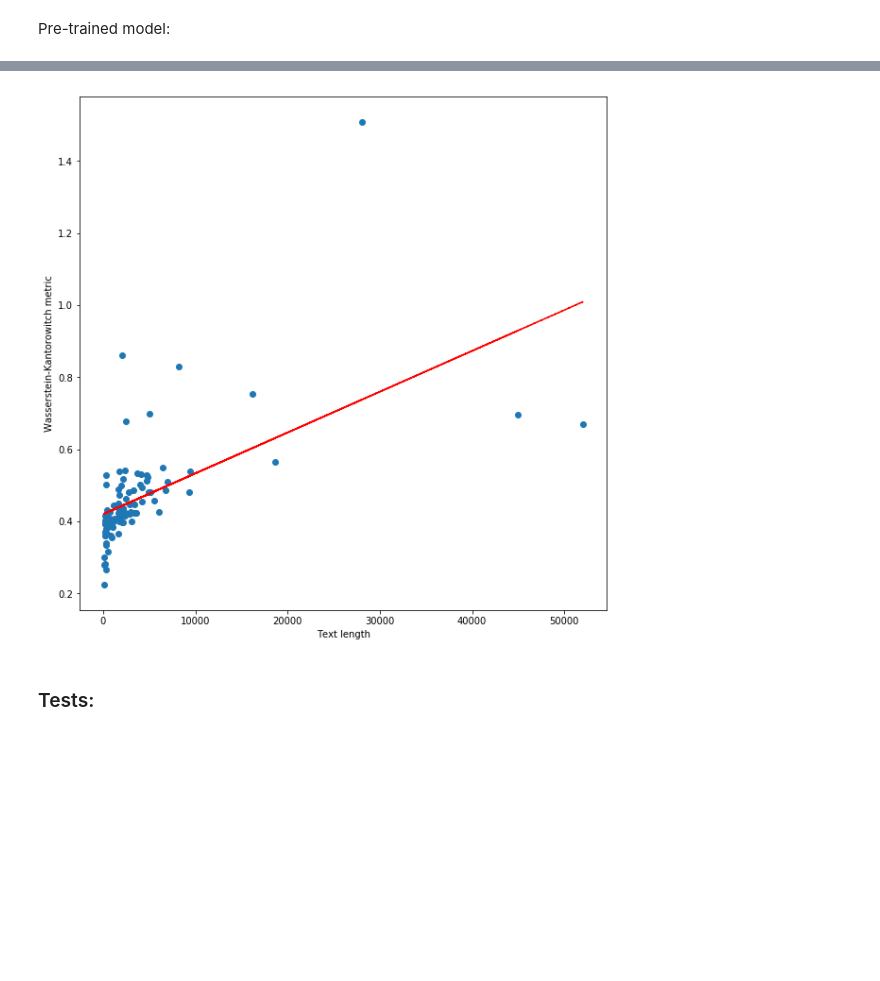
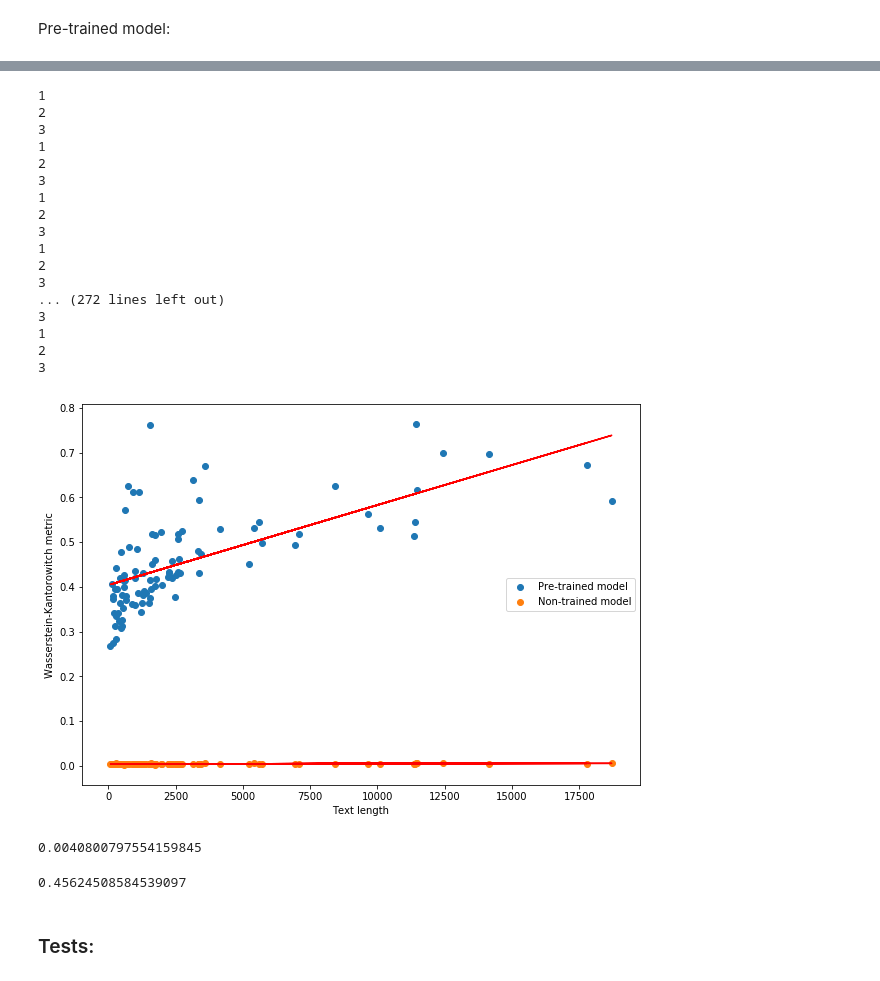
Before and after one commit to alexeykosh/2018-persistent-homology-NLP, a Jupyter notebook: variants_comparison.ipynb, the cells around one changed output, grey strips where cells are left out. Drawn from its saved outputs; the diff is of its cells as text; code cells hidden in the pictures; blank space fills up the shorter version.

```diff
--- a/Untitled1.ipynb
+++ b/variants_comparison.ipynb
@@ -69,0 +51,11 @@ scramble('You can look at leipzig.md for a full example of how to do anything th
+# %%
+from nltk.tokenize import TweetTokenizer, sent_tokenize
+
+tokenizer_words = TweetTokenizer()
+
+def scramble_non(text):
+    text_n = [tokenizer_words.tokenize(t) for t in nltk.sent_tokenize(text.lower())]
+    text_sh = flatten([tokenizer_words.tokenize(t) for t in nltk.sent_tokenize(text.lower())])
+    shuffle(text_sh)
+    text_f = [n for n in random_chunk(text_sh, 2, 10)]
+    return text_f, text_n
@@ -87,22 +96,59 @@ Skipping page Keifer
 # %%
-res = []
+res_pre = []
+res_non = []
 
 for text in texts:
-    a = Persistent(model=model, split_sent=scramble(text)[1])
-    b = Persistent(model=model, split_sent=scramble(text)[0])
-
-    res.append((len(text), dn.wasserstein_distance(a.persistent()[0], b.persistent()[0])))
+    print(1)
+    a = PersistentPreTrained(model=model, split_sent=scramble(text)[1])
+    b = PersistentPreTrained(model=model, split_sent=scramble(text)[0])
+    print(2)
+    a_ = PersistentNonTrained(split_sent=scramble_non(text)[1], min_count=1, workers=-1)
+    b_ = PersistentNonTrained(split_sent=scramble_non(text)[0], min_count=1, workers=-1)
+    print(3)
+    res_pre.append((len(text), dn.wasserstein_distance(a.persistent()[0], b.persistent()[0])))
+    res_non.append((len(text), dn.wasserstein_distance(a_.persistent()[0], b_.persistent()[0])))
+# %% [output]
+1
+2
+3
+1
+2
+3
+1
+2
+3
+1
+2
+3
+... (272 lines left out)
+3
+1
+2
+3
 # %%
-plt.figure(figsize=(10, 10))
-z = np.polyfit([i[0] for i in res], [i[1] for i in res], 1)
+plt.figure(figsize=(10, 7))
+z = np.polyfit([i[0] for i in res_pre], [i[1] for i in res_pre], 1)
 p = np.poly1d(z)
-plt.scatter(y=[i[1] for i in res], x=[i[0] for i in res])
-plt.plot([i[0] for i in res], p([i[0] for i in res]),"r--")
+plt.plot([i[0] for i in res_pre], p([i[0] for i in res_pre]),"red")
+z = np.polyfit([i[0] for i in res_non], [i[1] for i in res_non], 1)
+p = np.poly1d(z)
+plt.plot([i[0] for i in res_non], p([i[0] for i in res_non]),"red")
+plt.scatter(y=[i[1] for i in res_pre], x=[i[0] for i in res_pre], label='Pre-trained model')
+plt.scatter(y=[i[1] for i in res_non], x=[i[0] for i in res_non], label='Non-trained model')
 plt.ylabel('Wasserstein-Kantorowitch metric')
 plt.xlabel('Text length')
+plt.legend()
 plt.show()
 # %% [output]
-[figure, old version]
+[figure, new version]
+# %%
+np.mean([i[1] for i in res_non])
+# %% [output]
+0.0040800797554159845
+# %%
+np.mean([i[1] for i in res_pre])
+# %% [output]
+0.45624508584539097
 # %% [markdown]
 ### Tests:
 # %%
```
Also changed, not shown: parts of 5 cells of this notebook, 10 other files.
